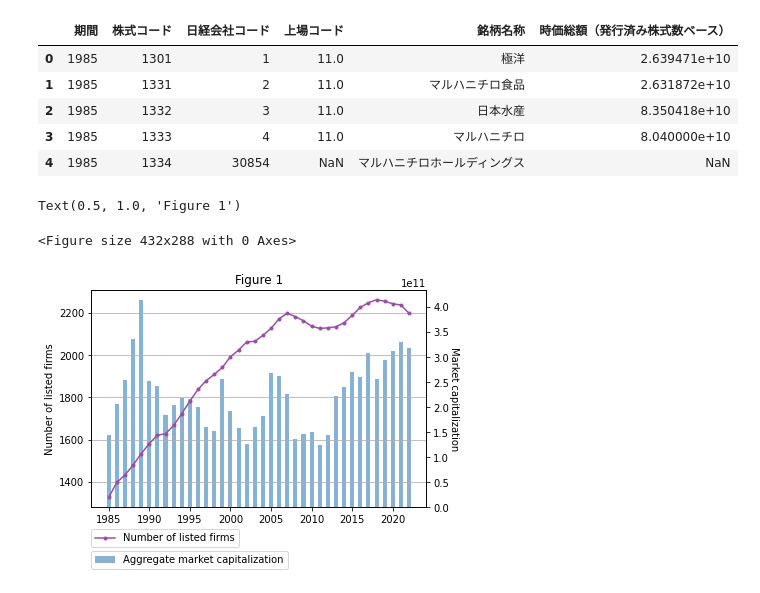
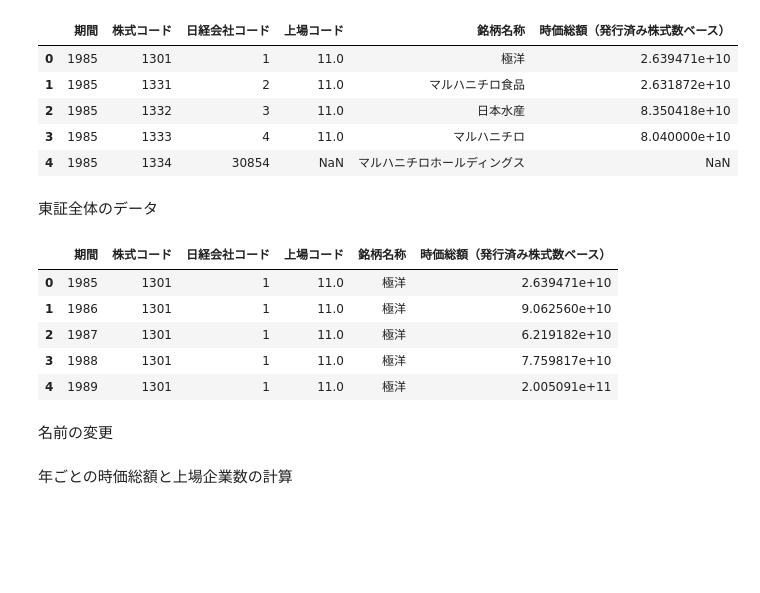
Before and after one commit to tsenga2/keio-senga-seminar, a Jupyter notebook: figure1.ipynb, the cells around one changed output. Cells and saved outputs as stored; diff of their text form; code cells hidden in the pictures; blank space fills up the shorter version.

```diff
--- a/figure1.ipynb
+++ b/figure1.ipynb
@@ -28,4 +33,18 @@ df.head()
 | 2 | 1985 | 1332 | 3 | 11.0 | 日本水産 | 8.350418e+10 |
 | 3 | 1985 | 1333 | 4 | 11.0 | マルハニチロ | 8.040000e+10 |
 | 4 | 1985 | 1334 | 30854 | NaN | マルハニチロホールディングス | NaN |
+# %% [markdown]
+東証全体のデータ
+# %%
+df2 = pd.read_csv('figure1-a.csv',encoding = "cp932")
+df2.head()
+# %% [output]
+|  | 期間 | 株式コード | 日経会社コード | 上場コード | 銘柄名称 | 時価総額（発行済み株式数ベース） |
+| 0 | 1985 | 1301 | 1 | 11.0 | 極洋 | 2.639471e+10 |
+| 1 | 1986 | 1301 | 1 | 11.0 | 極洋 | 9.062560e+10 |
+| 2 | 1987 | 1301 | 1 | 11.0 | 極洋 | 6.219182e+10 |
+| 3 | 1988 | 1301 | 1 | 11.0 | 極洋 | 7.759817e+10 |
+| 4 | 1989 | 1301 | 1 | 11.0 | 極洋 | 2.005091e+11 |
+# %% [markdown]
+名前の変更
 # %%
@@ -37 +62,3 @@ df = df.rename(columns={'時価総額（発行済み株式数ベース）':'Aggr
+# %% [markdown]
+年ごとの時価総額と上場企業数の計算
 # %%
@@ -40,21 +66,0 @@ Nmdata = df.groupby(['Year'])[['Listing code']].count()
-# %%
-x = Agdata['Year']
-y = Agdata['Aggregate market capitalization']
-fig = plt.figure()
-fig, ax1 = plt.subplots()
-ax2 = ax1.twinx()
-ax1.plot(Nmdata,marker=".",color=cm.Set1.colors[3],label="Number of listed firms")
-ax2.bar(x,y,alpha=0.6,width=0.5,color=cm.Set1.colors[1], label="Aggregate market capitalization")
-ax1.patch.set_alpha(0)
-ax1.set_zorder(2)
-ax2.set_zorder(1)
-ax1.grid(axis='y')
-ax1.legend(bbox_to_anchor=(0, -0.1), loc='upper left', borderaxespad=0, fontsize=10)
-ax2.legend(bbox_to_anchor=(0, -0.2), loc='upper left', borderaxespad=0, fontsize=10)
-ax1.set_ylabel('Number of listed firms')
-ax2.set_ylabel('Market capitalization',labelpad=10,rotation=270)
-plt.title('Figure 1')
-# %% [output]
-Text(0.5, 1.0, 'Figure 1')
-<Figure size 432x288 with 0 Axes>
-[figure, removed]
```
Also changed, not shown: parts of 10 cells of this notebook.
